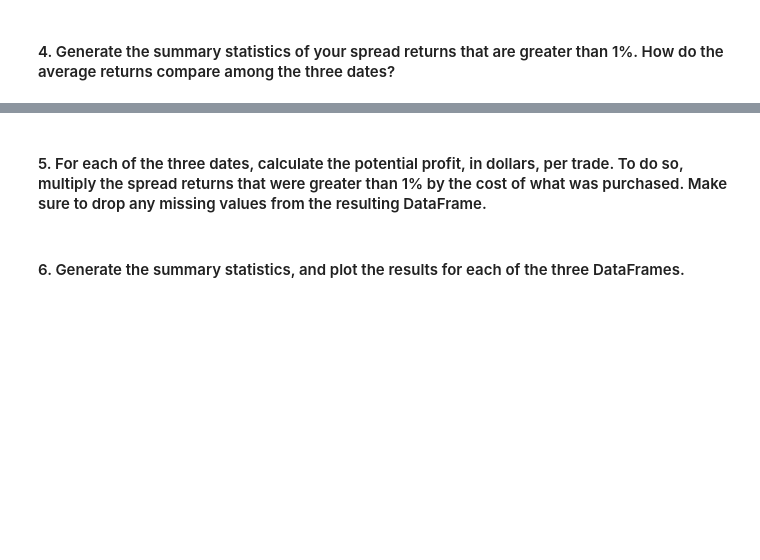
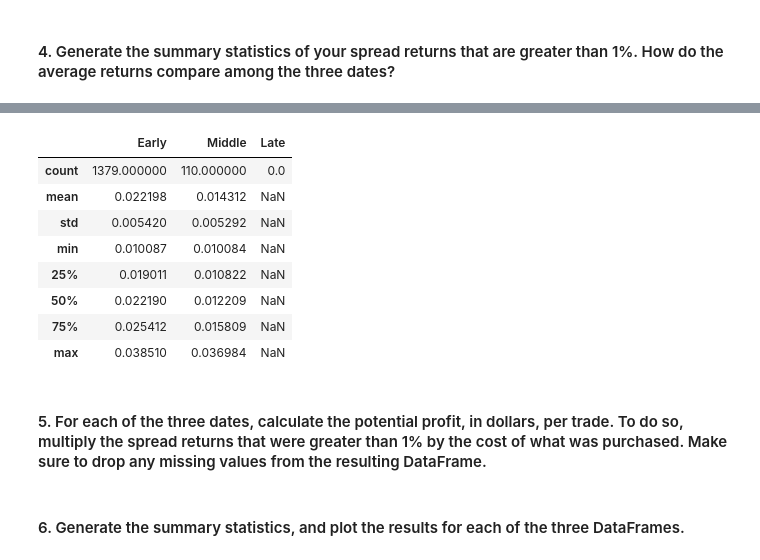
Before and after one commit to billybishop21/bitcoin_arbitrage, a Jupyter notebook: crypto_arbitrage.ipynb, the cells around one changed output, grey strips where cells are left out. Cells and saved outputs as stored; diff of their text form; code cells hidden in the pictures; blank space fills up the shorter version.

```diff
--- a/crypto_arbitrage.ipynb
+++ b/crypto_arbitrage.ipynb
@@ -552,0 +655,7 @@ spread_return_early= # YOUR CODE HERE
+# %%
+# For the date late in the dataset, calculate the spread returns by dividing the instances when the arbitrage spread is positive (> 0)
+# by the price of Bitcoin from the exchange you are buying on (the lower-priced exchange).
+spread_return_late = arbitrage_spread_late[arbitrage_spread_late > 0] / coinbase_sliced_mar_5_2018
+
+# Review the spread return DataFrame
+spread_return_late
@@ -555,7 +678,7 @@ spread_return_early= # YOUR CODE HERE
 # %%
 # For the date early in the dataset, determine the number of times your trades with positive returns
 # exceed the 1% minimum threshold (.01) that you need to cover your costs
-profitable_trades_early = # YOUR CODE HERE
+profitable_trades_early = spread_return_early[spread_return_early > 0.01]
 
 # Review the first five profitable trades
-# YOUR CODE HERE
+profitable_trades_early.head()
@@ -561,0 +693,7 @@ profitable_trades_early = # YOUR CODE HERE
+# %%
+# For the date middle in the dataset, determine the number of times your trades with positive returns
+# exceed the 1% minimum threshold (.01) that you need to cover your costs
+profitable_trades_middle = spread_return_middle[spread_return_middle > 0.01]
+
+# Review the first five profitable trades
+profitable_trades_middle.head()
@@ -561,0 +708,7 @@ profitable_trades_early = # YOUR CODE HERE
+# %%
+# For the date early in the dataset, determine the number of times your trades with positive returns
+# exceed the 1% minimum threshold (.01) that you need to cover your costs
+profitable_trades_late = spread_return_late[spread_return_late > 0.01]
+
+# Review the first five profitable trades
+profitable_trades_late.head()
@@ -568,3 +761,18 @@ profitable_trades_early = # YOUR CODE HERE
+# %%
+keys=["Early", "Middle", "Late"]
+summary_df = pd.concat([profitable_trades_early, profitable_trades_middle, profitable_trades_late], axis="columns", join="outer")
+summary_df.columns = keys
+summary_df.describe()
+# %% [output]
+|  | Early | Middle | Late |
+| count | 1379.000000 | 110.000000 | 0.0 |
+| mean | 0.022198 | 0.014312 | NaN |
+| std | 0.005420 | 0.005292 | NaN |
+| min | 0.010087 | 0.010084 | NaN |
+| 25% | 0.019011 | 0.010822 | NaN |
+| 50% | 0.022190 | 0.012209 | NaN |
+| 75% | 0.025412 | 0.015809 | NaN |
+| max | 0.038510 | 0.036984 | NaN |
 # %% [markdown]
 #### 5. For each of the three dates, calculate the potential profit, in dollars, per trade. To do so, multiply the spread returns that were greater than 1% by the cost of what was purchased. Make sure to drop any missing values from the resulting DataFrame.
 # %%
```
Also changed, not shown: parts of 21 cells of this notebook.
